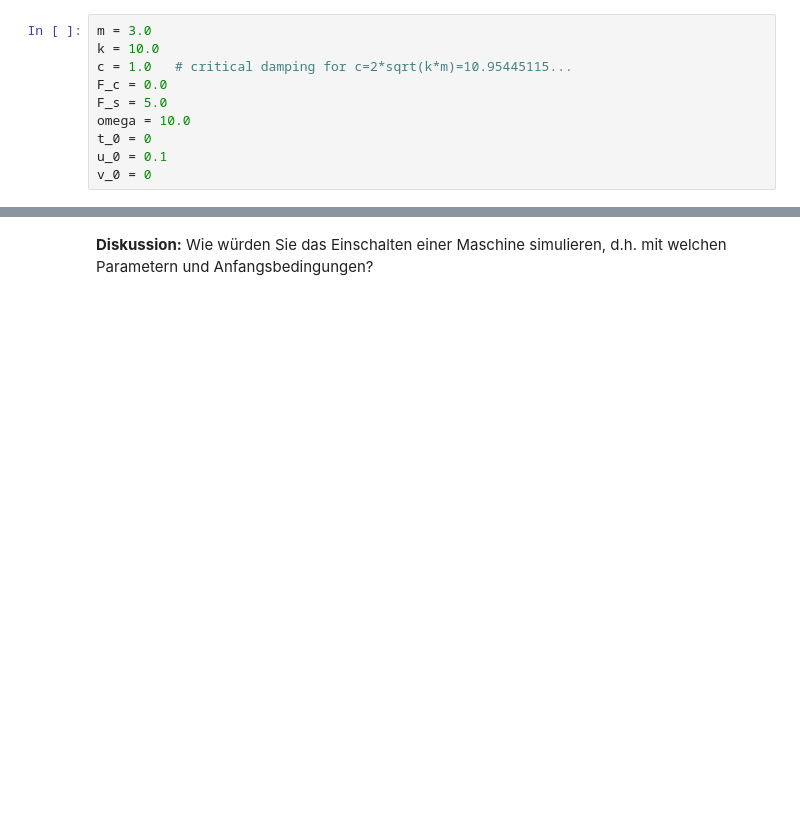
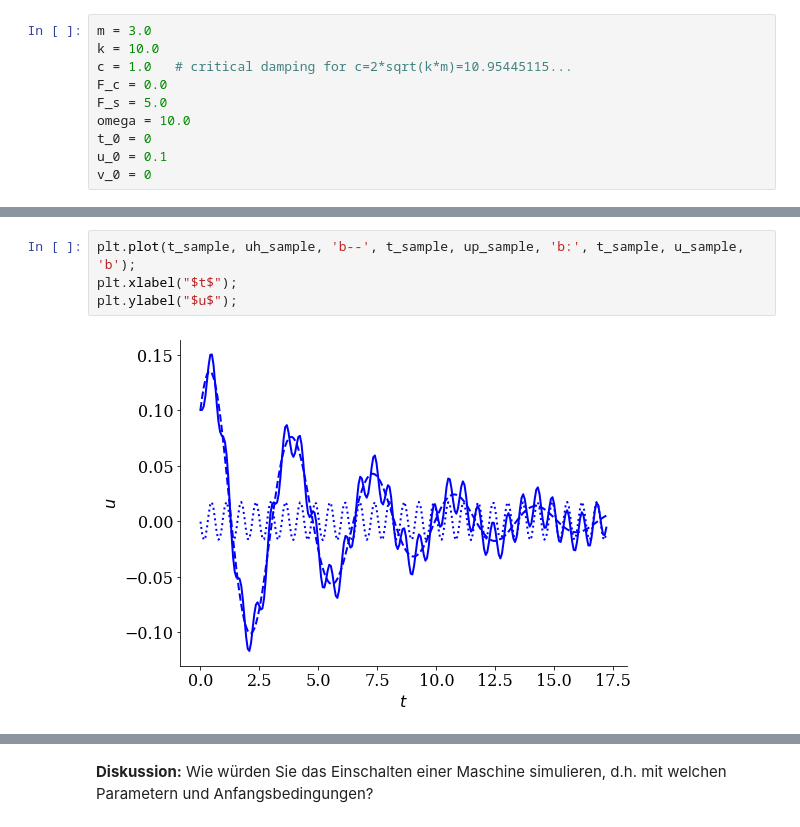
Before and after one commit to nagelt/soil_dynamics, a Jupyter notebook: single_mass_oscillator.ipynb, the cells around one changed output, grey strips where cells are left out. Cells and saved outputs as stored; diff of their text form; blank space fills up the shorter version.

```diff
--- a/single_mass_oscillator.ipynb
+++ b/single_mass_oscillator.ipynb
@@ -214,0 +176,6 @@ delta_1= 1.1835034190722744    delta_2= 2.8164965809277254
+# %%
+plt.plot(t_sample, uh_sample, 'b--', t_sample, up_sample, 'b:', t_sample, u_sample, 'b');
+plt.xlabel("$t$");
+plt.ylabel("$u$");
+# %% [output]
+[figure, added]
```
Also changed, not shown: parts of 21 cells of this notebook, 1 other file.
